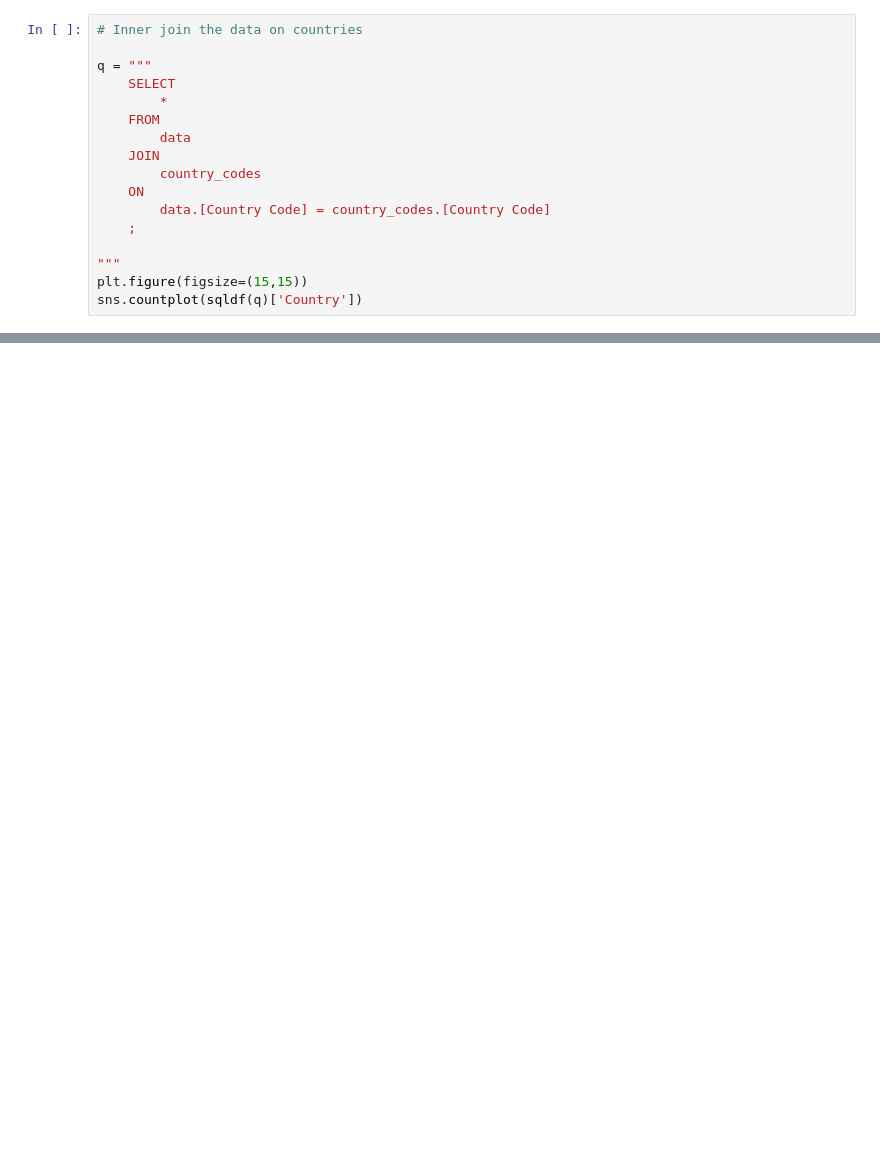
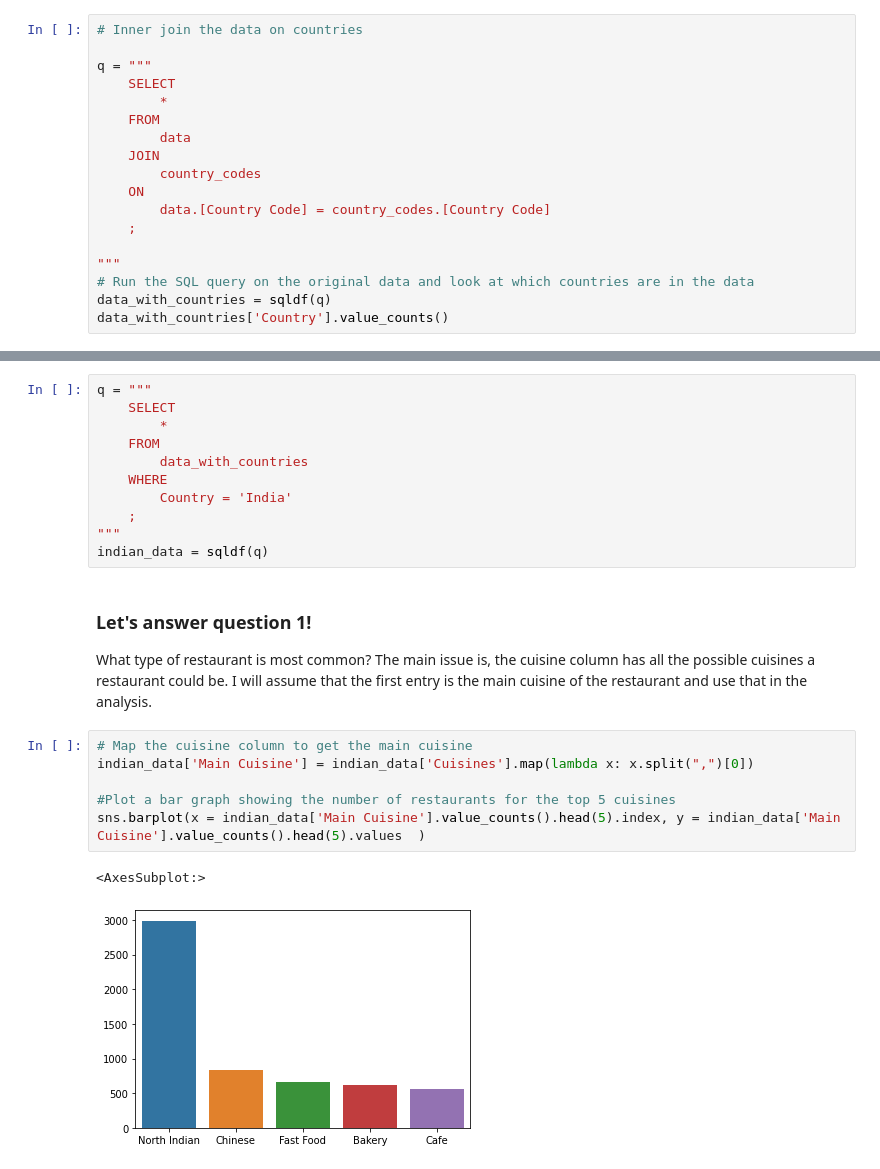
Before and after one commit to SelvinSelbaraju/ZomatoRestaurant, a Jupyter notebook: Notebook.ipynb, the cells around one changed output, grey strips where cells are left out. Cells and saved outputs as stored; diff of their text form; blank space fills up the shorter version.

```diff
--- a/Notebook.ipynb
+++ b/Notebook.ipynb
@@ -34,6 +43,7 @@ q = """
     ;
 
 """
-plt.figure(figsize=(15,15))
-sns.countplot(sqldf(q)['Country'])
+# Run the SQL query on the original data and look at which countries are in the data
+data_with_countries = sqldf(q)
+data_with_countries['Country'].value_counts()
 # %% [output]
@@ -61,0 +70,24 @@ Name: Country, Length: 9551, dtype: object
+# %%
+q = """
+    SELECT
+        *
+    FROM
+        data_with_countries
+    WHERE
+        Country = 'India'
+    ;
+"""
+indian_data = sqldf(q)
+# %% [markdown]
+### Let's answer question 1!
+What type of restaurant is most common?
+The main issue is, the cuisine column has all the possible cuisines a restaurant could be. I will assume that the first entry is the main cuisine of the restaurant and use that in the analysis.
+# %%
+# Map the cuisine column to get the main cuisine
+indian_data['Main Cuisine'] = indian_data['Cuisines'].map(lambda x: x.split(",")[0])
+
+#Plot a bar graph showing the number of restaurants for the top 5 cuisines
+sns.barplot(x = indian_data['Main Cuisine'].value_counts().head(5).index, y = indian_data['Main Cuisine'].value_counts().head(5).values  )
+# %% [output]
+<AxesSubplot:>
+[figure, added]
```
Also changed, not shown: parts of 18 cells of this notebook.
